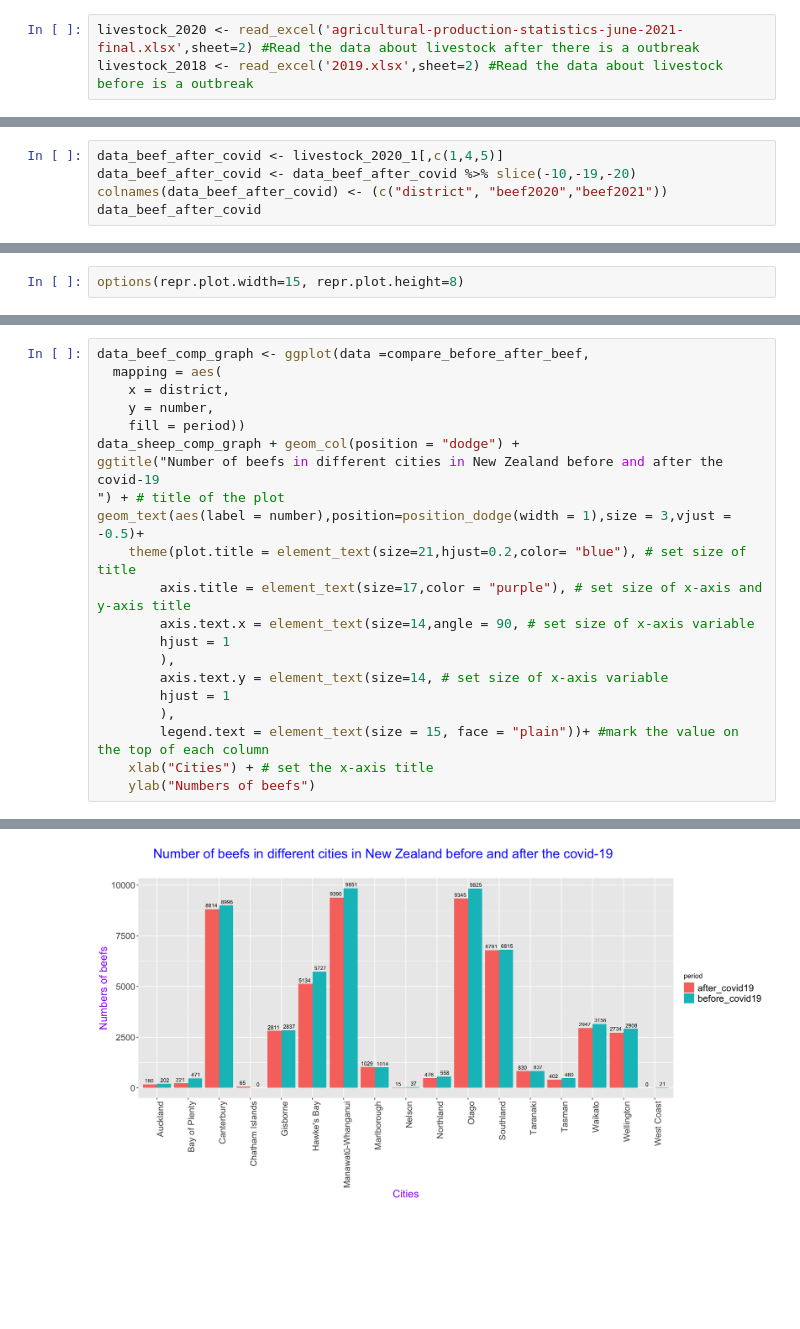
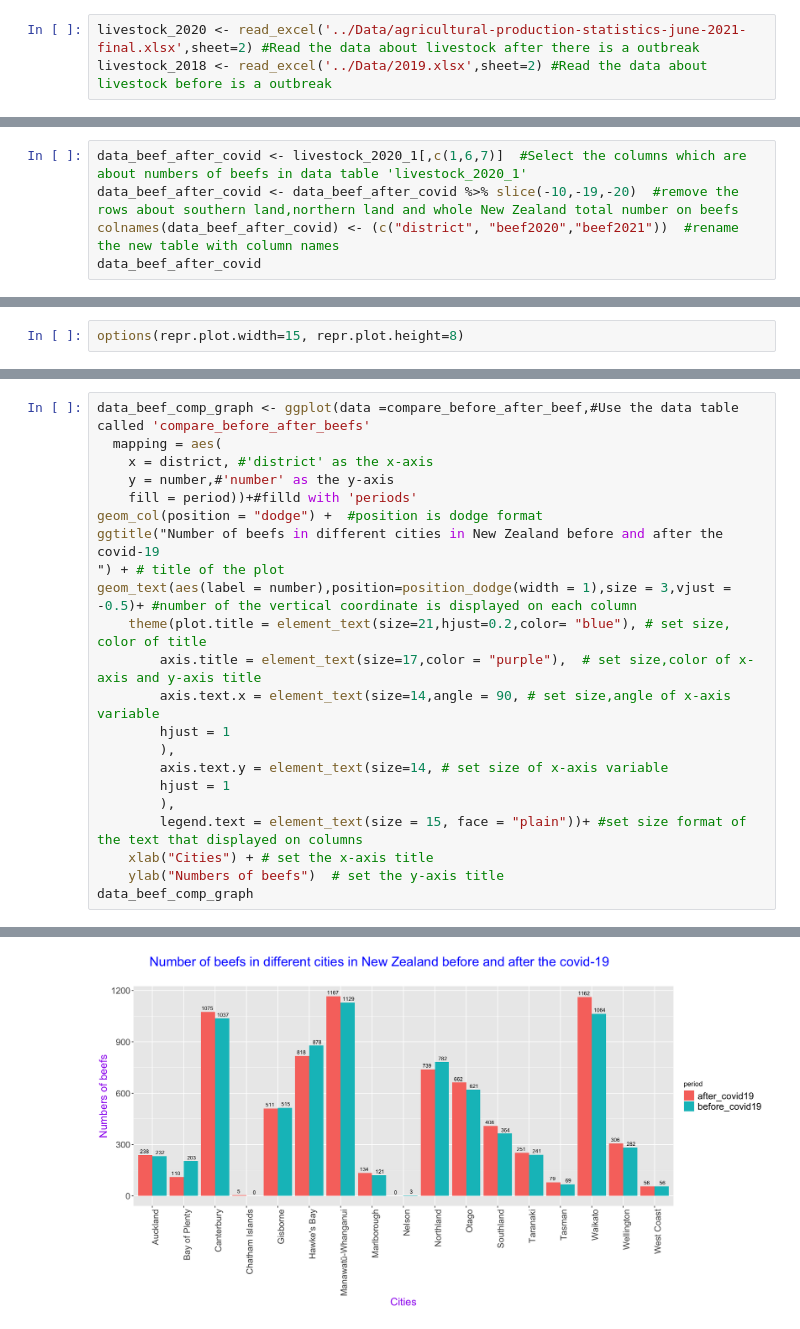
Before and after one commit to Xahid-Khan/Data201-Project-2022, a Jupyter notebook: AGRICULTURE/agriculture.ipynb, the cells around one changed output, grey strips where cells are left out. Cells and saved outputs as stored; diff of their text form; blank space fills up the shorter version.

```diff
--- a/AGRICULTURE/agriculture.ipynb
+++ b/AGRICULTURE/agriculture.ipynb
@@ -17,6 +34,6 @@ library(xml2) # makes it easier to work with HTML and XML from R
 # %%
-livestock_2020 <- read_excel('agricultural-production-statistics-june-2021-final.xlsx',sheet=2) #Read the data about livestock after there is a outbreak
-livestock_2018 <- read_excel('2019.xlsx',sheet=2) #Read the data about livestock before is a outbreak
+livestock_2020 <- read_excel('../Data/agricultural-production-statistics-june-2021-final.xlsx',sheet=2) #Read the data about livestock after there is a outbreak
+livestock_2018 <- read_excel('../Data/2019.xlsx',sheet=2) #Read the data about livestock before is a outbreak
 # %% [output]
 New names:
 * `` -> `...2`
@@ -836,7 +963,7 @@ A tibble: 17 × 3
 # %%
-data_beef_after_covid <- livestock_2020_1[,c(1,4,5)]
-data_beef_after_covid <- data_beef_after_covid %>% slice(-10,-19,-20)
-colnames(data_beef_after_covid) <- (c("district", "beef2020","beef2021"))
+data_beef_after_covid <- livestock_2020_1[,c(1,6,7)]  #Select the columns which are about numbers of beefs in data table 'livestock_2020_1'
+data_beef_after_covid <- data_beef_after_covid %>% slice(-10,-19,-20)  #remove the rows about southern land,northern land and whole New Zealand total number on beefs
+colnames(data_beef_after_covid) <- (c("district", "beef2020","beef2021"))  #rename the new table with column names
 data_beef_after_covid
 # %% [output]
 A tibble: 17 × 3
@@ -914,40 +1055,41 @@ options(repr.plot.width=15, repr.plot.height=8)
 # %%
-data_beef_comp_graph <- ggplot(data =compare_before_after_beef,
+data_beef_comp_graph <- ggplot(data =compare_before_after_beef,#Use the data table called 'compare_before_after_beefs'
   mapping = aes(
-    x = district,
-    y = number,
-    fill = period))
-data_sheep_comp_graph + geom_col(position = "dodge") +
+    x = district, #'district' as the x-axis
+    y = number,#'number' as the y-axis
+    fill = period))+#filld with 'periods'
+geom_col(position = "dodge") +  #position is dodge format
 ggtitle("Number of beefs in different cities in New Zealand before and after the covid-19
 ") + # title of the plot
-geom_text(aes(label = number),position=position_dodge(width = 1),size = 3,vjust = -0.5)+
-    theme(plot.title = element_text(size=21,hjust=0.2,color= "blue"), # set size of title
-        axis.title = element_text(size=17,color = "purple"), # set size of x-axis and y-axis title
-        axis.text.x = element_text(size=14,angle = 90, # set size of x-axis variable
+geom_text(aes(label = number),position=position_dodge(width = 1),size = 3,vjust = -0.5)+ #number of the vertical coordinate is displayed on each column
+    theme(plot.title = element_text(size=21,hjust=0.2,color= "blue"), # set size, color of title
+        axis.title = element_text(size=17,color = "purple"),  # set size,color of x-axis and y-axis title
+        axis.text.x = element_text(size=14,angle = 90, # set size,angle of x-axis variable
         hjust = 1
         ),
         axis.text.y = element_text(size=14, # set size of x-axis variable
         hjust = 1
         ),
-        legend.text = element_text(size = 15, face = "plain"))+ #mark the value on the top of each column
+        legend.text = element_text(size = 15, face = "plain"))+ #set size format of the text that displayed on columns
     xlab("Cities") + # set the x-axis title
-    ylab("Numbers of beefs")
+    ylab("Numbers of beefs")  # set the y-axis title
+data_beef_comp_graph
 # %% [output]
 Warning message in grid.Call(C_textBounds, as.graphicsAnnot(x$label), x$x, x$y, :
 "conversion failure on 'Manawat<c5><ab>-Whanganui' in 'mbcsToSbcs': dot substituted for <c5>"
 Warning message in grid.Call(C_textBounds, as.graphicsAnnot(x$label), x$x, x$y, :
 "conversion failure on 'Manawat<c5><ab>-Whanganui' in 'mbcsToSbcs': dot substituted for <ab>"
 Warning message in grid.Call(C_textBounds, as.graphicsAnnot(x$label), x$x, x$y, :
 "conversion failure on 'Manawat<c5><ab>-Whanganui' in 'mbcsToSbcs': dot substituted for <c5>"
 Warning message in grid.Call(C_textBounds, as.graphicsAnnot(x$label), x$x, x$y, :
 "conversion failure on 'Manawat<c5><ab>-Whanganui' in 'mbcsToSbcs': dot substituted for <ab>"
 Warning message in grid.Call(C_textBounds, as.graphicsAnnot(x$label), x$x, x$y, :
 "conversion failure on 'Manawat<c5><ab>-Whanganui' in 'mbcsToSbcs': dot substituted for <c5>"
 Warning message in grid.Call(C_textBounds, as.graphicsAnnot(x$label), x$x, x$y, :
 "conversion failure on 'Manawat<c5><ab>-Whanganui' in 'mbcsToSbcs': dot substituted for <ab>"
 ... (40 lines left out)
 Warning message in grid.Call.graphics(C_text, as.graphicsAnnot(x$label), x$x, x$y, :
 "conversion failure on 'Manawat<c5><ab>-Whanganui' in 'mbcsToSbcs': dot substituted for <c5>"
 Warning message in grid.Call.graphics(C_text, as.graphicsAnnot(x$label), x$x, x$y, :
 "conversion failure on 'Manawat<c5><ab>-Whanganui' in 'mbcsToSbcs': dot substituted for <ab>"
-[figure, old version]
+[figure, new version]
```
Also changed, not shown: parts of 103 cells of this notebook, 7 other files.
